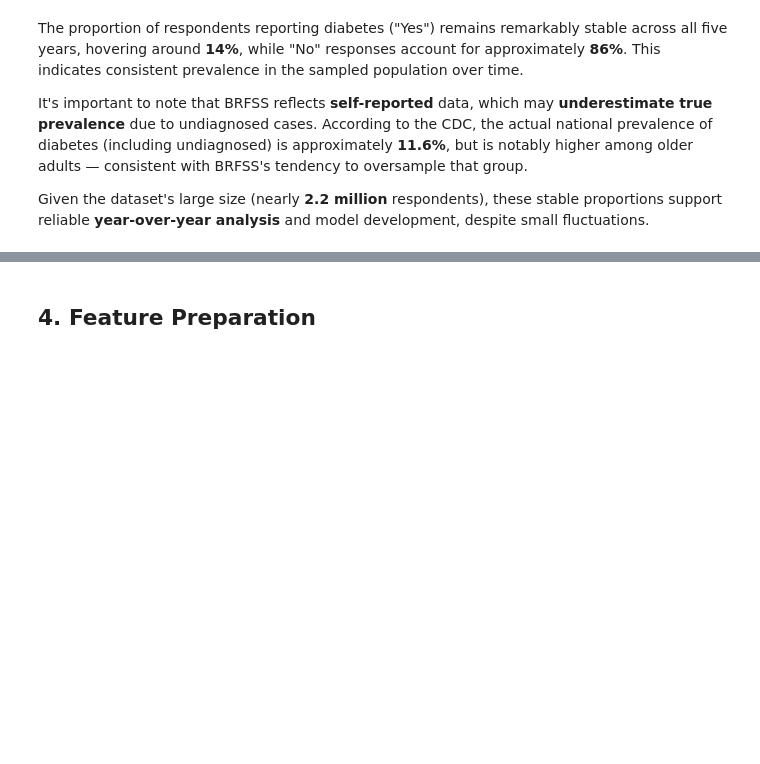
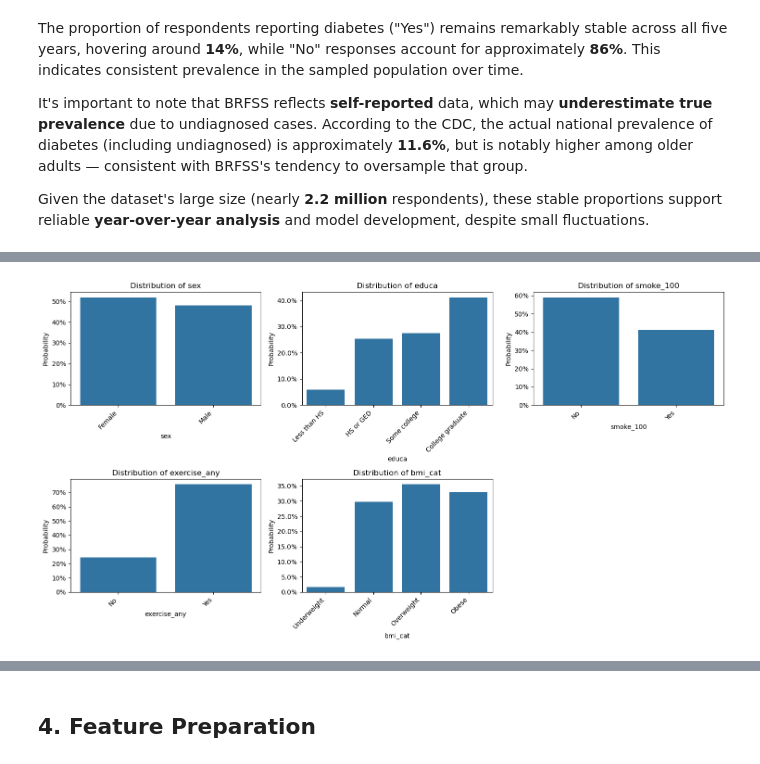
Before and after one commit to shaolinpat/brfss_diabetes_modeling, a Jupyter notebook: notebooks/00_logistic_regression_all_years.ipynb, the cells around one changed output, grey strips where cells are left out. Drawn from its saved outputs; the diff is of its cells as text; code cells hidden in the pictures; blank space fills up the shorter version.

```diff
--- a/notebooks/00_logistic_regression_all_years.ipynb
+++ b/notebooks/00_logistic_regression_all_years.ipynb
@@ -238,0 +287,42 @@ Given the dataset's large size (nearly **2.2 million** respondents), these stabl
+# %%
+import matplotlib.ticker as mtick
+
+categorical_cols = ["sex", "educa", "smoke_100", "exercise_any", "bmi_cat"]
+custom_orders = {
+    "sex": ["Female", "Male"],
+    "educa": ["Less than HS", "HS or GED", "Some college", "College graduate"],
+    "smoke_100": ["No", "Yes"],
+    "exercise_any": ["No", "Yes"],
+    "bmi_cat": ["Underweight", "Normal", "Overweight", "Obese"],
+}
+
+df_subset = df_all.dropna(subset=categorical_cols).copy()
+
+n_cols = 3
+n_rows = int(np.ceil(len(categorical_cols) / n_cols))
+plt.figure(figsize=(n_cols * 5, n_rows * 4))
+
+for i, col in enumerate(categorical_cols, 1):
+    plt.subplot(n_rows, n_cols, i)
+
+    # Ensure consistent ordering
+    if col in custom_orders:
+        order = custom_orders[col]
+        df_subset.loc[:, col] = pd.Categorical(df_subset[col], categories=order, ordered=True)
+    else:
+        order = df_subset[col].value_counts().index.tolist()
+
+    # Count normalized by total
+    value_counts = df_subset[col].value_counts(normalize=True).reindex(order)
+    sns.barplot(x=value_counts.index, y=value_counts.values)
+    plt.gca().yaxis.set_major_formatter(mtick.PercentFormatter(1.0))
+    plt.title(f"Distribution of {col}")
+    plt.xlabel(col)
+    plt.ylabel("Probability")
+    plt.xticks(rotation=45, ha="right")
+
+plt.tight_layout()
+plt.savefig(image_dir / "categorical_distributions_ordered_fixed.png", dpi=300)
+plt.show()
+# %% [output]
+[figure, added]
```
Also changed, not shown: parts of 8 cells of this notebook, 5 other files.
